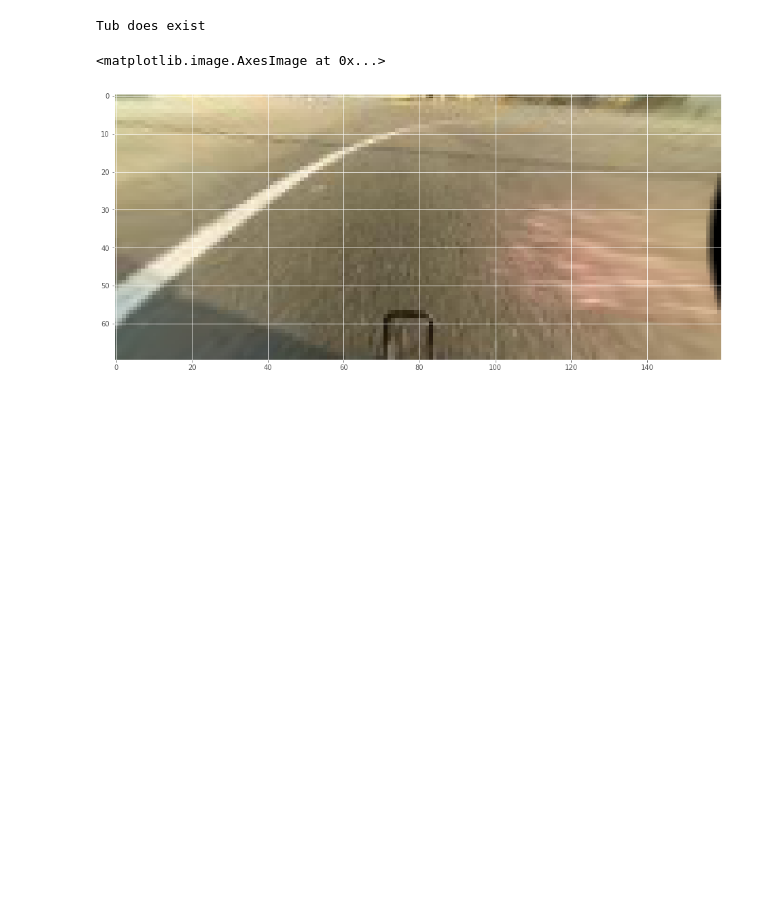
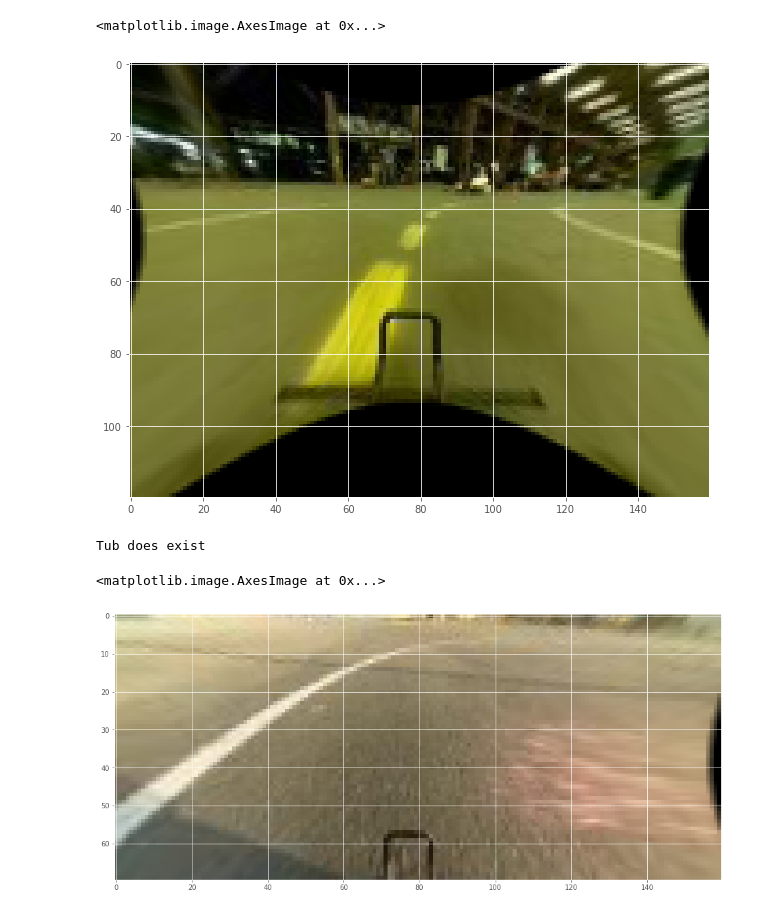
Before and after one commit to test-v1/notebooks-1, a Jupyter notebook: donkeycar/Transform.ipynb, the cells around one changed output. Saved outputs shown, nothing was run; the diff lists cells and outputs as text; code cells hidden in the pictures; blank space fills up the shorter version.

```diff
--- a/donkeycar/Transform.ipynb
+++ b/donkeycar/Transform.ipynb
@@ -16,3 +259,13 @@ Using TensorFlow backend.
+# %%
+def undistort_dataset(dataset):
+    return (np.asarray([undistort(img, balance=0.6) for img in dataset[0]]), dataset[1])
+
+ds = undistort_dataset(ds)
+# %%
+plt.imshow(ds[0][200])
+# %% [output]
+<matplotlib.image.AxesImage at 0x...>
+[figure, added]
 # %%
 def dataset_from_tub(tub_path, limit=500):
     tub = dk.parts.Tub(tub_path)
```
Also changed, not shown: parts of 3 cells of this notebook, 1 other file.
